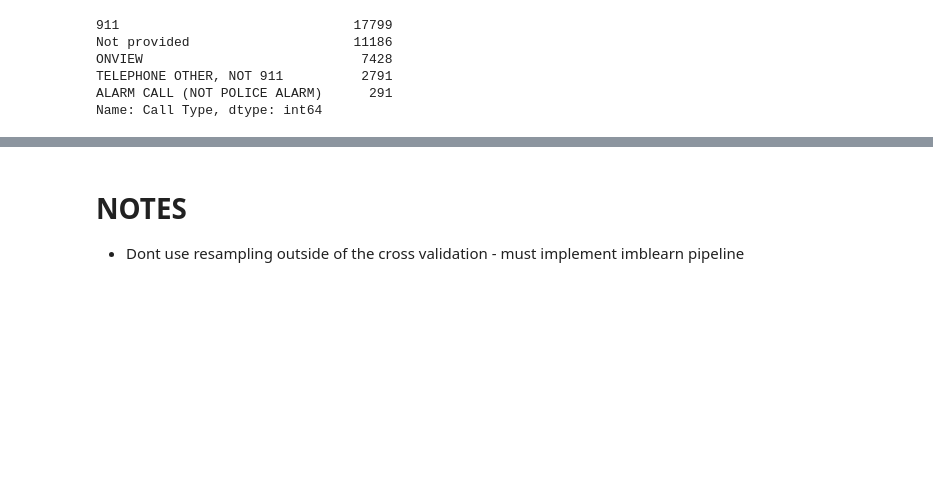
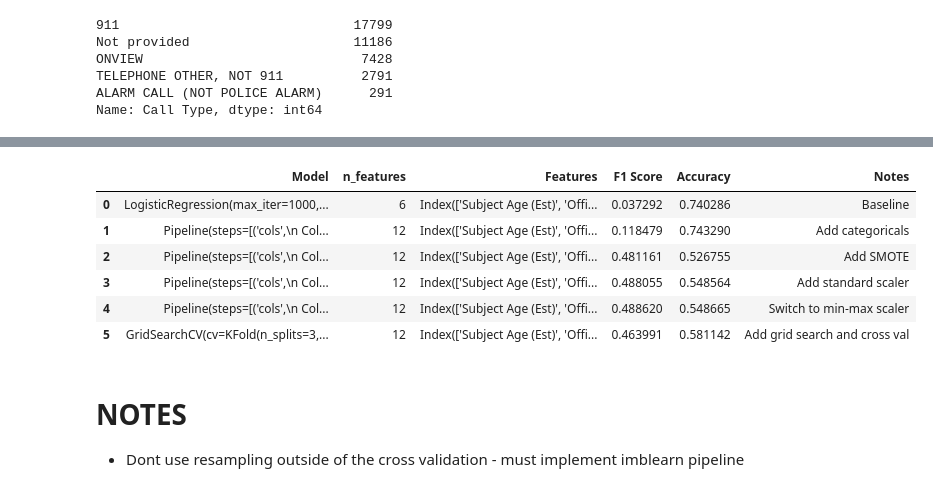
Before and after one commit to sethnlewis/Policing-Bias, a Jupyter notebook: analysis/EDA.ipynb, the cells around one changed output, grey strips where cells are left out. Drawn from its saved outputs; the diff is of its cells as text; code cells hidden in the pictures; blank space fills up the shorter version.

Commit message:
Completed implementation of pipelines through the end of logreg

```diff
--- a/analysis/EDA.ipynb
+++ b/analysis/EDA.ipynb
@@ -10,14 +10,15 @@ import os, sys
 
 from custom_functions import *
 from datetime import time
-from sklearn.pipeline import make_pipeline, Pipeline
+#from sklearn.pipeline import make_pipeline, Pipeline
+from imblearn.pipeline import make_pipeline, Pipeline
 from sklearn.model_selection import train_test_split
 from sklearn.model_selection import cross_val_score, KFold, GridSearchCV
 from sklearn.preprocessing import OneHotEncoder, LabelEncoder
 from sklearn.compose import make_column_selector, make_column_transformer
 from sklearn.linear_model import LogisticRegression
 from sklearn.neighbors import KNeighborsClassifier
-from sklearn.preprocessing import StandardScaler
+from sklearn.preprocessing import StandardScaler, MinMaxScaler
 from sklearn.metrics import f1_score, accuracy_score
 from sklearn.tree import DecisionTreeClassifier
 from sklearn.ensemble import RandomForestClassifier
@@ -36,6 +37,7 @@ RANDOM_STATE = 1000
 raw_terry_path = os.path.join('..', 'data', 'raw', 'terry-stops.csv')
 processed_data_path = os.path.join('..', 'data', 'processed')
 UNKNOWN = 'Not provided'
+N_SPLITS = 3
 # %%
 df = pd.read_csv(raw_terry_path, dtype='str')
 
@@ -540,9 +549,10 @@ X = df_refined.drop([y_label,
                      'Frisk (Y/N)',
                      'Reported Date',
                      'Subject Age Group',
-                     'Call Type'],
+                     'Stop Resolution',
+                     'Call Type',
                      #'Precinct',
-                     #'Sector'],
+                     'Sector'],
                      axis=1)
 y = df_refined[y_label]
 
@@ -558,10 +568,4 @@ X.reset_index(drop=True, inplace=True)
 y.reset_index(drop=True, inplace=True)
 
 # Declare object to hold history of all model runs
-model_history = ModelHistory()
+model_history = ModelHistoryV2()
-# %%
-# --- BASELINE MODEL ---
-model = LogisticRegression(random_state=RANDOM_STATE, max_iter=1000)
-X_numeric = X.select_dtypes(exclude='object')
-model.fit(X_numeric, y)
-model_history.add_results(model, X_numeric, y, verbose=True)
@@ -567,0 +574,64 @@ model_history.add_results(model, X_numeric, y, verbose=True)
+# %%
+# --- BASELINE (CONTINUOUS) ---
+X_numeric = X.select_dtypes(exclude='object')
+model = LogisticRegression(random_state=RANDOM_STATE, max_iter=1000)
+model.fit(X_numeric, y)
+model_history.add_model(model, X_numeric, y, notes='Baseline')
+
+# --- ADD CATEGORICALS ---
+string_selector = make_column_selector(dtype_include='object')
+number_selector = make_column_selector(dtype_exclude=['object'])
+col_transformer = make_column_transformer((OneHotEncoder(drop='first', sparse=False), string_selector))
+pipe = Pipeline([('cols', col_transformer),
+                 ('model', model)])
+pipe.fit(X, y)
+model_history.add_model(pipe, X, y, notes='Add categoricals')
+
+
+# --- ADD SMOTE ---
+col_transformer = make_column_transformer((OneHotEncoder(drop='first', sparse=False), string_selector))
+pipe = Pipeline([('cols', col_transformer),
+                 ('smote', SMOTE()),
+                 ('model', model)])
+pipe.fit(X, y)
+model_history.add_model(pipe, X, y, notes='Add SMOTE')
+
+
+# --- ADD STANDARD SCALER ---
+col_transformer = make_column_transformer((OneHotEncoder(drop='first', sparse=False), string_selector),
+                                          (StandardScaler(), number_selector))
+pipe = Pipeline([('cols', col_transformer),
+                 ('smote', SMOTE()),
+                 ('model', model)])
+pipe.fit(X, y)
+model_history.add_model(pipe, X, y, notes='Add standard scaler')
+
+
+# --- SWITCH TO MIN-MAX SCALER ---
+col_transformer = make_column_transformer((OneHotEncoder(drop='first', sparse=False), string_selector),
+                                          (MinMaxScaler(), number_selector))
+pipe = Pipeline([('cols', col_transformer),
+                 ('smote', SMOTE()),
+                 ('model', model)])
+pipe.fit(X, y)
+model_history.add_model(pipe, X, y, display_results=False, notes='Switch to min-max scaler')
+
+
+# --- ADD GRID SEARCH AND CROSS VAL ---
+pipe = Pipeline([('cols', col_transformer),
+                 ('smote', SMOTE()),
+                 ('model', model)])
+
+param_grid = {'model__C': np.logspace(-4, 4, 25)}
+cv = KFold(N_SPLITS, shuffle=True, random_state=RANDOM_STATE)
+search = GridSearchCV(pipe, param_grid, cv=cv)
+search.fit(X, y)
+model_history.add_model(search, X, y, display_results=True, notes='Add grid search and cross val')
+# %% [output]
+|  | Model | n_features | Features | F1 Score | Accuracy | Notes |
+| 0 | LogisticRegression(max_iter=1000,... | 6 | Index(['Subject Age (Est)', 'Offi... | 0.037292 | 0.740286 | Baseline |
+| 1 | Pipeline(steps=[('cols',\n Col... | 12 | Index(['Subject Age (Est)', 'Offi... | 0.118479 | 0.743290 | Add categoricals |
+| 2 | Pipeline(steps=[('cols',\n Col... | 12 | Index(['Subject Age (Est)', 'Offi... | 0.481161 | 0.526755 | Add SMOTE |
+| 3 | Pipeline(steps=[('cols',\n Col... | 12 | Index(['Subject Age (Est)', 'Offi... | 0.488055 | 0.548564 | Add standard scaler |
+| 4 | Pipeline(steps=[('cols',\n Col... | 12 | Index(['Subject Age (Est)', 'Offi... | 0.488620 | 0.548665 | Switch to min-max scaler |
+| 5 | GridSearchCV(cv=KFold(n_splits=3,... | 12 | Index(['Subject Age (Est)', 'Offi... | 0.463991 | 0.581142 | Add grid search and cross val |
```
Also changed, not shown: parts of 7 cells of this notebook, 2 other files.
